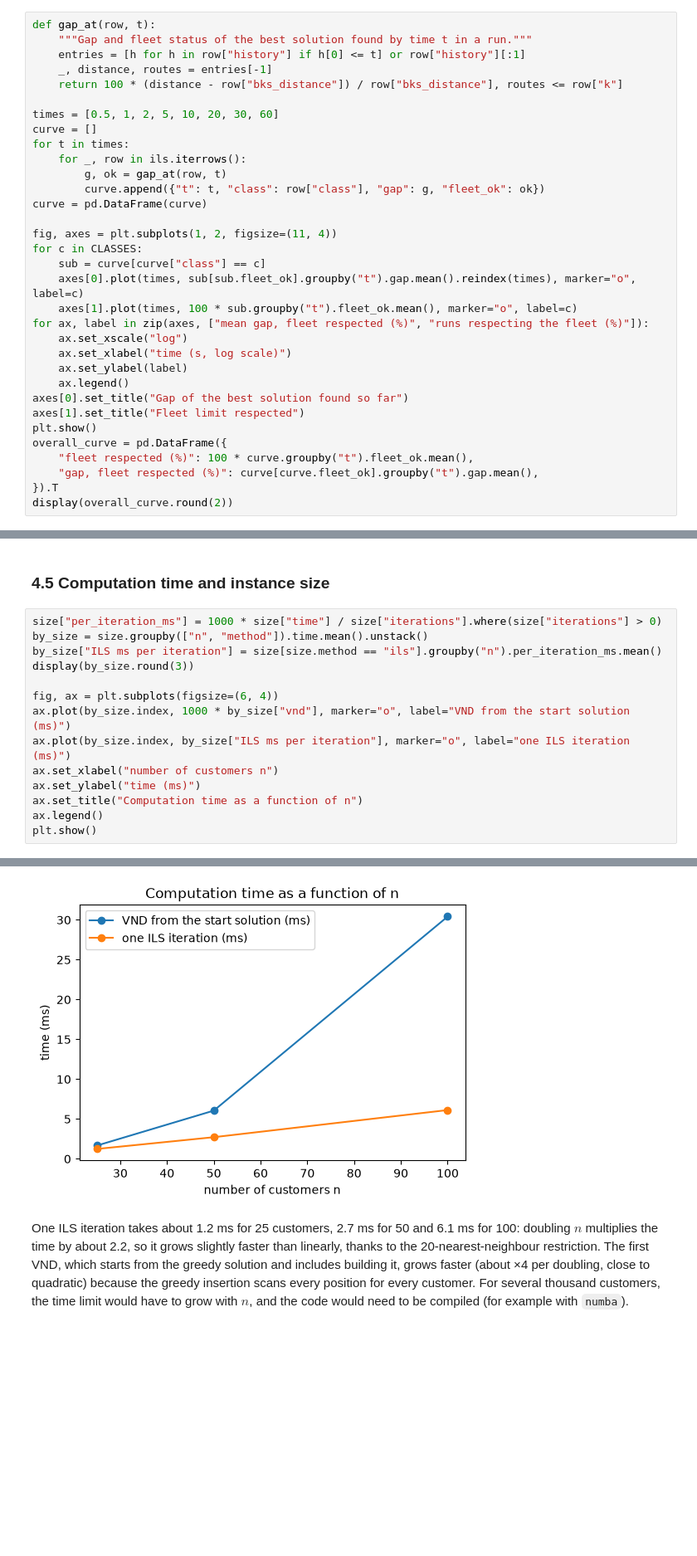
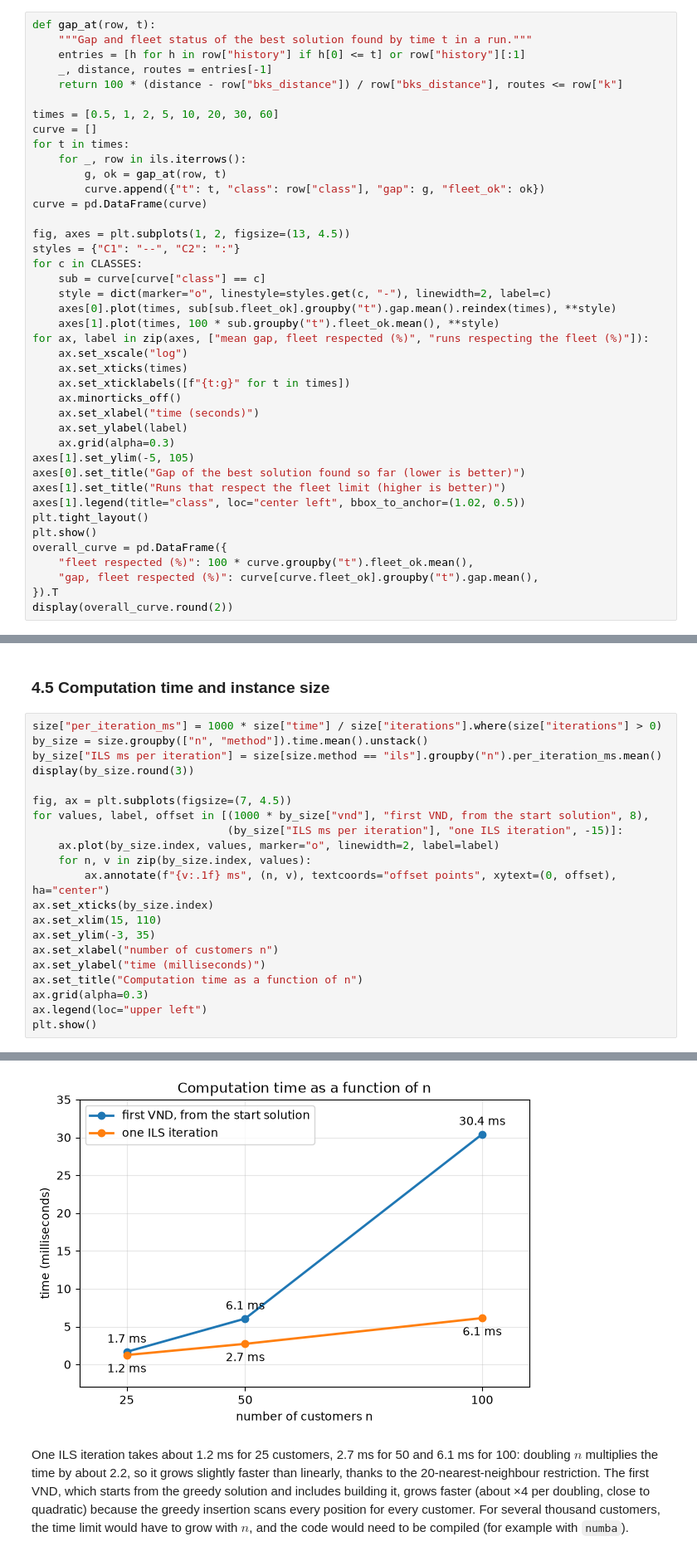
Before and after one commit to ryanbotgar/Graph-Project-Team, a Jupyter notebook: Hill Climbing/hill_climbing.ipynb, the cells around one changed output, grey strips where cells are left out. Shown at 83% size. Drawn from its saved outputs; the diff is of its cells as text; blank space fills up the shorter version.

```diff
--- a/Hill Climbing/hill_climbing.ipynb
+++ b/Hill Climbing/hill_climbing.ipynb
@@ -670,18 +670,26 @@ for t in times:
         curve.append({"t": t, "class": row["class"], "gap": g, "fleet_ok": ok})
 curve = pd.DataFrame(curve)
 
-fig, axes = plt.subplots(1, 2, figsize=(11, 4))
+fig, axes = plt.subplots(1, 2, figsize=(13, 4.5))
+styles = {"C1": "--", "C2": ":"}
 for c in CLASSES:
     sub = curve[curve["class"] == c]
-    axes[0].plot(times, sub[sub.fleet_ok].groupby("t").gap.mean().reindex(times), marker="o", label=c)
-    axes[1].plot(times, 100 * sub.groupby("t").fleet_ok.mean(), marker="o", label=c)
+    style = dict(marker="o", linestyle=styles.get(c, "-"), linewidth=2, label=c)
+    axes[0].plot(times, sub[sub.fleet_ok].groupby("t").gap.mean().reindex(times), **style)
+    axes[1].plot(times, 100 * sub.groupby("t").fleet_ok.mean(), **style)
 for ax, label in zip(axes, ["mean gap, fleet respected (%)", "runs respecting the fleet (%)"]):
     ax.set_xscale("log")
-    ax.set_xlabel("time (s, log scale)")
+    ax.set_xticks(times)
+    ax.set_xticklabels([f"{t:g}" for t in times])
+    ax.minorticks_off()
+    ax.set_xlabel("time (seconds)")
     ax.set_ylabel(label)
-    ax.legend()
-axes[0].set_title("Gap of the best solution found so far")
-axes[1].set_title("Fleet limit respected")
+    ax.grid(alpha=0.3)
+axes[1].set_ylim(-5, 105)
+axes[0].set_title("Gap of the best solution found so far (lower is better)")
+axes[1].set_title("Runs that respect the fleet limit (higher is better)")
+axes[1].legend(title="class", loc="center left", bbox_to_anchor=(1.02, 0.5))
+plt.tight_layout()
 plt.show()
 overall_curve = pd.DataFrame({
     "fleet respected (%)": 100 * curve.groupby("t").fleet_ok.mean(),
@@ -700,24 +708,31 @@ The gap curve of a class can go up when a run reaches the fleet limit late and j
 # %%
 size["per_iteration_ms"] = 1000 * size["time"] / size["iterations"].where(size["iterations"] > 0)
 by_size = size.groupby(["n", "method"]).time.mean().unstack()
 by_size["ILS ms per iteration"] = size[size.method == "ils"].groupby("n").per_iteration_ms.mean()
 display(by_size.round(3))
 
-fig, ax = plt.subplots(figsize=(6, 4))
-ax.plot(by_size.index, 1000 * by_size["vnd"], marker="o", label="VND from the start solution (ms)")
-ax.plot(by_size.index, by_size["ILS ms per iteration"], marker="o", label="one ILS iteration (ms)")
+fig, ax = plt.subplots(figsize=(7, 4.5))
+for values, label, offset in [(1000 * by_size["vnd"], "first VND, from the start solution", 8),
+                              (by_size["ILS ms per iteration"], "one ILS iteration", -15)]:
+    ax.plot(by_size.index, values, marker="o", linewidth=2, label=label)
+    for n, v in zip(by_size.index, values):
+        ax.annotate(f"{v:.1f} ms", (n, v), textcoords="offset points", xytext=(0, offset), ha="center")
+ax.set_xticks(by_size.index)
+ax.set_xlim(15, 110)
+ax.set_ylim(-3, 35)
 ax.set_xlabel("number of customers n")
-ax.set_ylabel("time (ms)")
+ax.set_ylabel("time (milliseconds)")
 ax.set_title("Computation time as a function of n")
-ax.legend()
+ax.grid(alpha=0.3)
+ax.legend(loc="upper left")
 plt.show()
 # %% [output]
 | method | ils | vnd | ILS ms per iteration |
 | n |  |  |  |
 | 25 | 0.248 | 0.002 | 1.242 |
 | 50 | 0.544 | 0.006 | 2.720 |
 | 100 | 1.225 | 0.030 | 6.124 |
-[figure, old version]
+[figure, new version]
 # %% [markdown]
 One ILS iteration takes about 1.2 ms for 25 customers, 2.7 ms for 50 and 6.1 ms for 100: doubling $n$ multiplies the time by about 2.2, so it grows slightly faster than linearly, thanks to the 20-nearest-neighbour restriction. The first VND, which starts from the greedy solution and includes building it, grows faster (about ×4 per doubling, close to quadratic) because the greedy insertion scans every position for every customer. For several thousand customers, the time limit would have to grow with $n$, and the code would need to be compiled (for example with `numba`).
 # %% [markdown]
```
Also changed, not shown: parts of 2 cells of this notebook.
